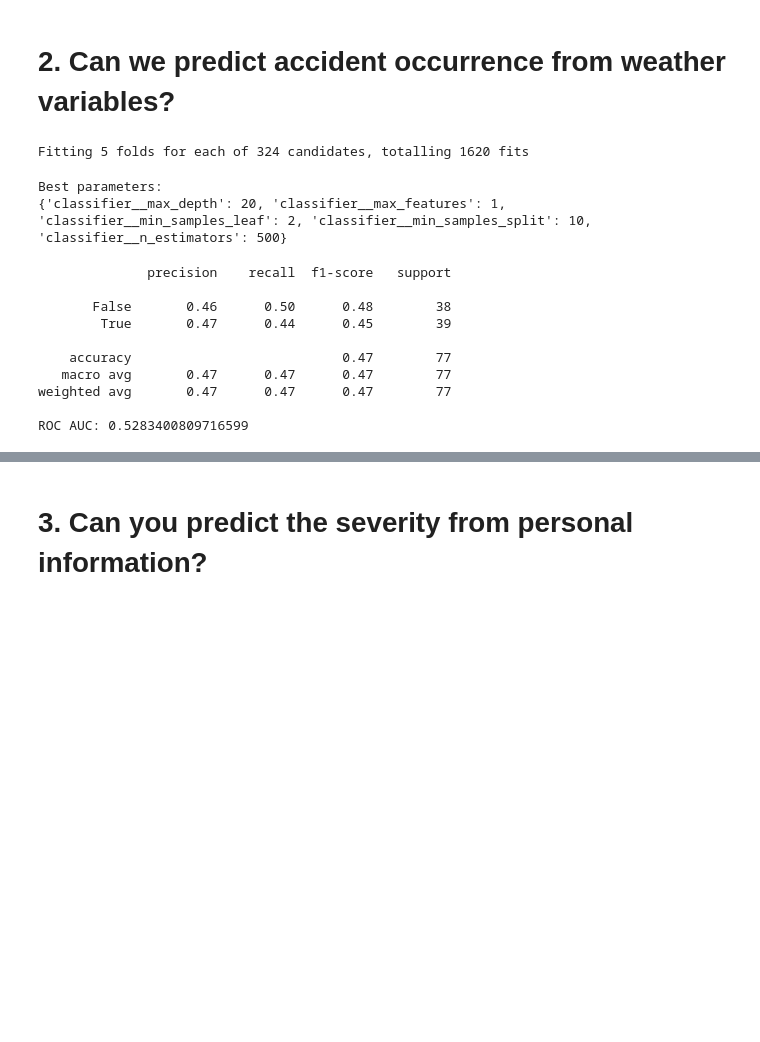
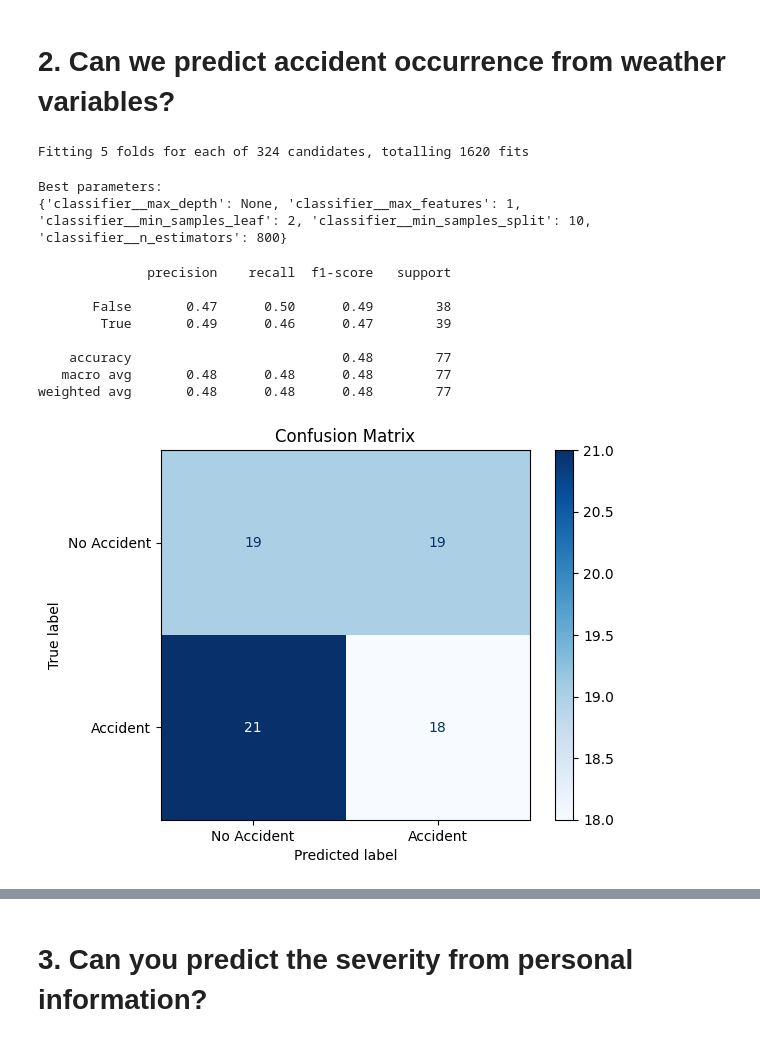
Before and after one commit to Alan-Grech295/ics5110-news-analysis, a Jupyter notebook: 3a_random_forests_alan_grech.ipynb, the cells around one changed output, grey strips where cells are left out. Drawn from its saved outputs; the diff is of its cells as text; code cells hidden in the pictures; blank space fills up the shorter version.

```diff
--- a/3a_random_forests_alan_grech.ipynb
+++ b/3a_random_forests_alan_grech.ipynb
@@ -323,8 +424,6 @@ pipeline = Pipeline([
     ("classifier", rf)
 ])
 # %%
-from sklearn.metrics import roc_auc_score
-
 vals = daily_df
 target = daily_df[["accident_occurred"]]
 
@@ -334,22 +433,30 @@ best_pipeline = get_best_classifier(pipeline, x_train, y_train)
 
 best_pipeline.fit(x_train, y_train)
 
-y_prob = best_pipeline.predict_proba(x_test)[:, 1]
 y_pred = best_pipeline.predict(x_test)
 
 print(classification_report(y_test, y_pred))
-print("ROC AUC:", roc_auc_score(y_test, y_prob))
 # %% [output]
 Fitting 5 folds for each of 324 candidates, totalling 1620 fits
 Best parameters:
-{'classifier__max_depth': 20, 'classifier__max_features': 1, 'classifier__min_samples_leaf': 2, 'classifier__min_samples_split': 10, 'classifier__n_estimators': 500}
+{'classifier__max_depth': None, 'classifier__max_features': 1, 'classifier__min_samples_leaf': 2, 'classifier__min_samples_split': 10, 'classifier__n_estimators': 800}
               precision    recall  f1-score   support
 
-       False       0.46      0.50      0.48        38
-        True       0.47      0.44      0.45        39
+       False       0.47      0.50      0.49        38
+        True       0.49      0.46      0.47        39
 
-    accuracy                           0.47        77
-   macro avg       0.47      0.47      0.47        77
-weighted avg       0.47      0.47      0.47        77
-
-ROC AUC: 0.5283400809716599
+    accuracy                           0.48        77
+   macro avg       0.48      0.48      0.48        77
+weighted avg       0.48      0.48      0.48        77
+# %%
+ConfusionMatrixDisplay.from_estimator(
+    best_pipeline,
+    x_test,
+    y_test,
+    display_labels=["No Accident", "Accident"],
+    cmap="Blues",
+)
+plt.title("Confusion Matrix")
+plt.show()
+# %% [output]
+[figure, added]
```
Also changed, not shown: parts of 21 cells of this notebook.
